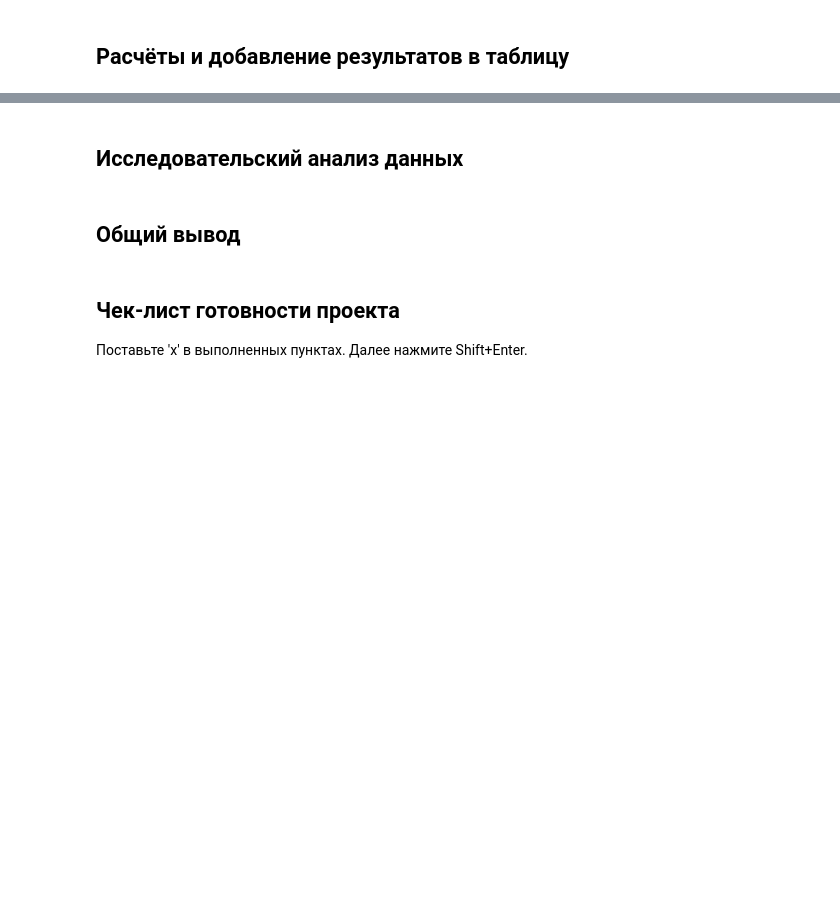
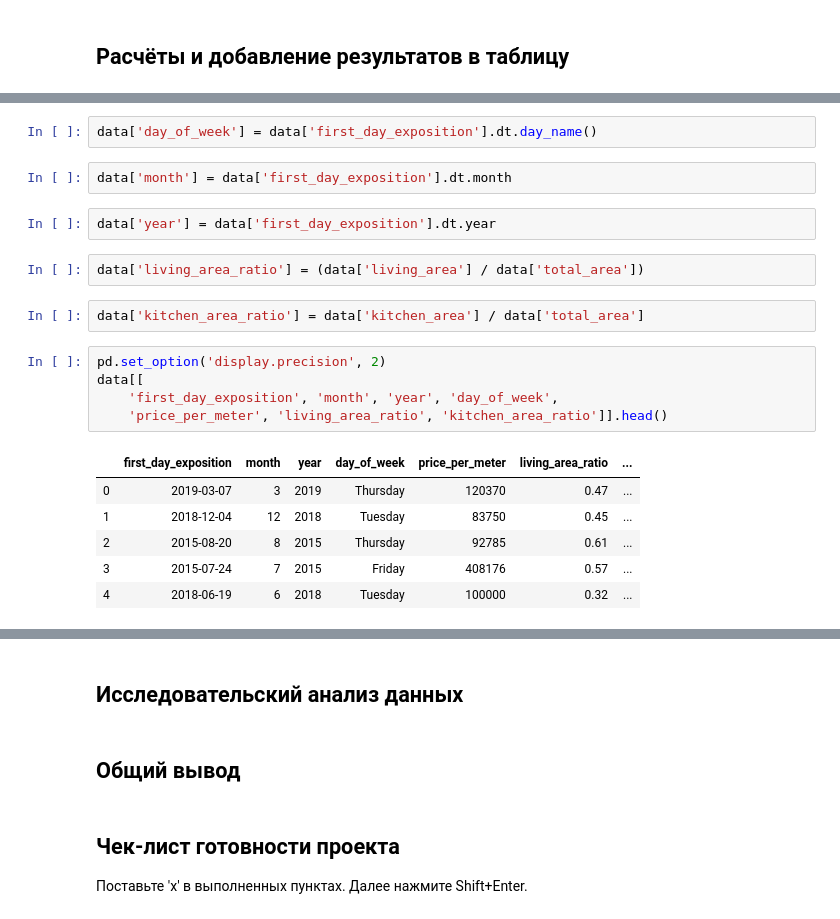
Before and after one commit to mazor86/praktikum_data_science, a Jupyter notebook: sprint_04/mazor86_sprint_04.ipynb, the cells around one changed output, grey strips where cells are left out. Drawn from its saved outputs; the diff is of its cells as text; blank space fills up the shorter version.

```diff
--- a/sprint_04/mazor86_sprint_04.ipynb
+++ b/sprint_04/mazor86_sprint_04.ipynb
@@ -826,0 +846,22 @@ Name: first_day_exposition, dtype: datetime64[ns]
+# %%
+data['day_of_week'] = data['first_day_exposition'].dt.day_name()
+# %%
+data['month'] = data['first_day_exposition'].dt.month
+# %%
+data['year'] = data['first_day_exposition'].dt.year
+# %%
+data['living_area_ratio'] = (data['living_area'] / data['total_area'])
+# %%
+data['kitchen_area_ratio'] = data['kitchen_area'] / data['total_area']
+# %%
+pd.set_option('display.precision', 2)
+data[[
+    'first_day_exposition', 'month', 'year', 'day_of_week',
+    'price_per_meter', 'living_area_ratio', 'kitchen_area_ratio']].head()
+# %% [output]
+|  | first_day_exposition | month | year | day_of_week | price_per_meter | living_area_ratio | ... |
+| 0 | 2019-03-07 | 3 | 2019 | Thursday | 120370 | 0.47 | ... |
+| 1 | 2018-12-04 | 12 | 2018 | Tuesday | 83750 | 0.45 | ... |
+| 2 | 2015-08-20 | 8 | 2015 | Thursday | 92785 | 0.61 | ... |
+| 3 | 2015-07-24 | 7 | 2015 | Friday | 408176 | 0.57 | ... |
+| 4 | 2018-06-19 | 6 | 2018 | Tuesday | 100000 | 0.32 | ... |
```
Also changed, not shown: parts of 8 cells of this notebook.
